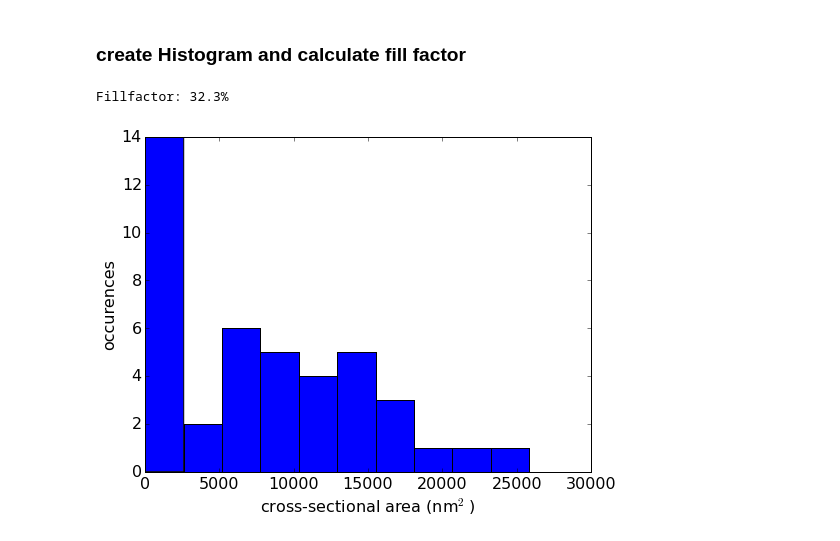
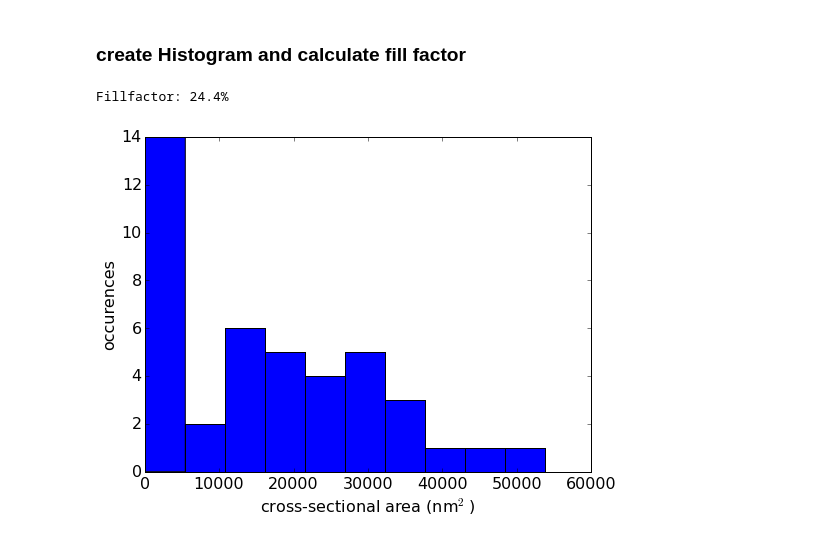
Before and after one commit to laserlab/ParticleCounter, a Jupyter notebook: ParticleCounter.ipynb, the cells around one changed output. Cells and saved outputs as stored; diff of their text form; code cells hidden in the pictures.

Commit message:
fixed issue #1 (fill factor calculation) and added scale bar calibration

```diff
--- a/ParticleCounter.ipynb
+++ b/ParticleCounter.ipynb
@@ -15,5 +15,8 @@ figure() # datazone
 figsize(4,3)
 imshow(sem[710:-15,120:183])
 gray()
-set_scale = 2 # 50px equals 100nm
+# determine scale bar length in pixel
+scalebarlength = sum(sem[710:-15,120:183][argmax(sum(sem[710:-15,120:183],axis=1)),:])/255
+set_scale = 100/scalebarlength # xx nm scale bar length
+print('Scale bar conversion factor: {:.2f}nm/px'.format(set_scale))
 # %% [output]
@@ -52,12 +60,12 @@ imshow(mh.overlay(sem, None, None, gaussem > T))
 # %%
 sizes = mh.labeled.labeled_size(labeled) # get size of labelled regions
 figure()
 figsize(8,6)
-hist(sizes[1:]*set_scale^2,bins=10) # plot histogramm (exclude 1st since it is the black area)
-fillfactor = sum(sizes[1:])/1.0/sizes[0]
+hist(sizes[1:]*set_scale**2,bins=10) # plot histogramm (exclude 1st since it is the black area)
+fillfactor = sum(sizes[1:])/1.0/sem.size
 xlabel('cross-sectional area (nm$^2$)')
 ylabel('occurences')
 print("Fillfactor: {:.1f}%".format(fillfactor*100))
 # %% [output]
-Fillfactor: 32.3%
+Fillfactor: 24.4%
-[figure, old version]
+[figure, new version]
```
Also changed, not shown: parts of 5 cells of this notebook.
